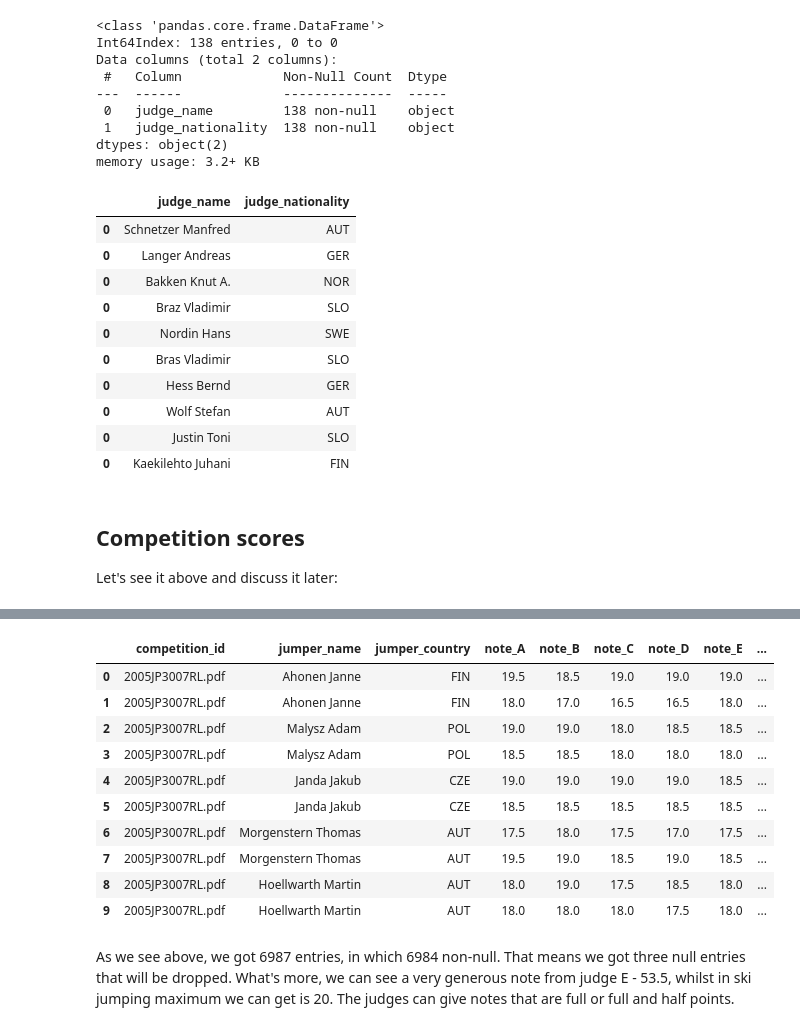
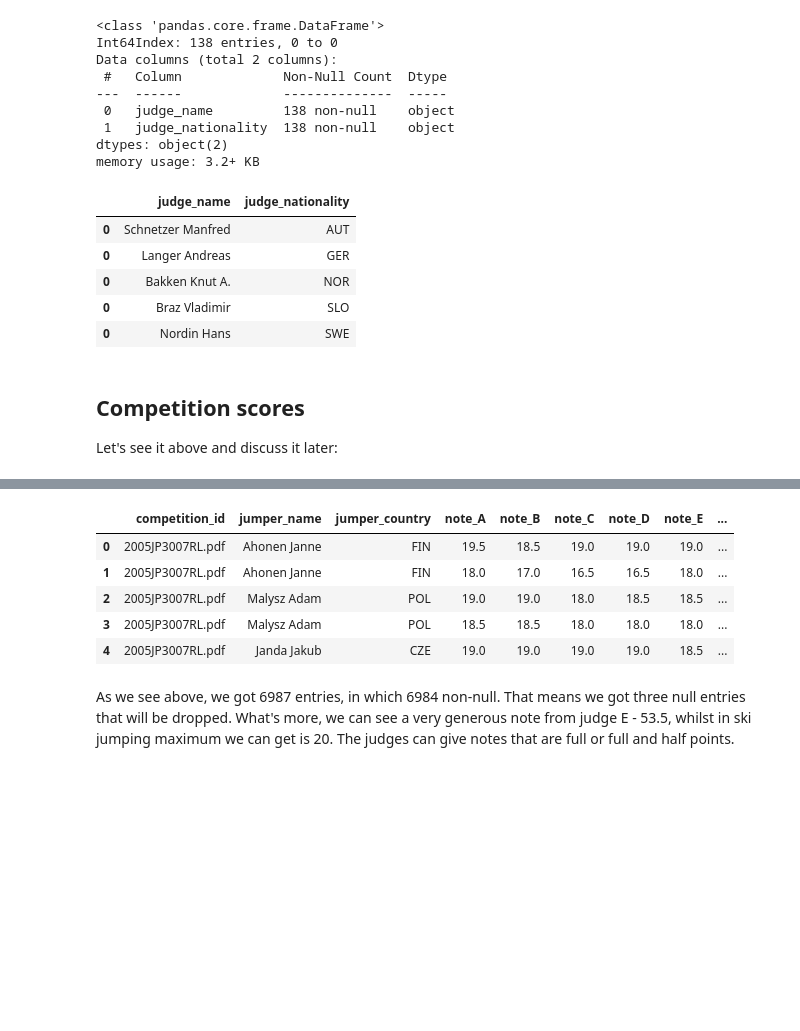
Before and after one commit to vroobelle93/02_ski_jumping, a Jupyter notebook: 02_ski_jumping.ipynb, the cells around one changed output, grey strips where cells are left out. Cells and saved outputs as stored; diff of their text form; code cells hidden in the pictures; blank space fills up the shorter version.

```diff
--- a/02_ski_jumping.ipynb
+++ b/02_ski_jumping.ipynb
@@ -222,7 +198,7 @@ Data columns (total 2 columns):
 dtypes: object(2)
 memory usage: 3.2+ KB
 # %%
-jury_data_df.head(10)
+jury_data_df.head()
 # %% [output]
 |  | judge_name | judge_nationality |
 | 0 | Schnetzer Manfred | AUT |
@@ -230,11 +206,6 @@ jury_data_df.head(10)
 | 0 | Bakken Knut A. | NOR |
 | 0 | Braz Vladimir | SLO |
 | 0 | Nordin Hans | SWE |
-| 0 | Bras Vladimir | SLO |
-| 0 | Hess Bernd | GER |
-| 0 | Wolf Stefan | AUT |
-| 0 | Justin Toni | SLO |
-| 0 | Kaekilehto Juhani | FIN |
 # %% [markdown]
 ## Competition scores
 Let's see it above and discuss it later:
@@ -274,19 +245,14 @@ scores_df.describe()
 | 75% | 18.500000 | 18.500000 | 18.500000 | 18.500000 | 18.500000 | 0.250000 | 0.250000 | 0.250000 | 0.250000 | ... |
 | max | 20.000000 | 20.000000 | 20.000000 | 20.000000 | 53.500000 | 3.375000 | 3.375000 | 1.875000 | 2.500000 | ... |
 # %%
-scores_df.head(10)
+scores_df.head()
 # %% [output]
 |  | competition_id | jumper_name | jumper_country | note_A | note_B | note_C | note_D | note_E | ... |
 | 0 | 2005JP3007RL.pdf | Ahonen Janne | FIN | 19.5 | 18.5 | 19.0 | 19.0 | 19.0 | ... |
 | 1 | 2005JP3007RL.pdf | Ahonen Janne | FIN | 18.0 | 17.0 | 16.5 | 16.5 | 18.0 | ... |
 | 2 | 2005JP3007RL.pdf | Malysz Adam | POL | 19.0 | 19.0 | 18.0 | 18.5 | 18.5 | ... |
 | 3 | 2005JP3007RL.pdf | Malysz Adam | POL | 18.5 | 18.5 | 18.0 | 18.0 | 18.0 | ... |
 | 4 | 2005JP3007RL.pdf | Janda Jakub | CZE | 19.0 | 19.0 | 19.0 | 19.0 | 18.5 | ... |
-| 5 | 2005JP3007RL.pdf | Janda Jakub | CZE | 18.5 | 18.5 | 18.5 | 18.5 | 18.5 | ... |
-| 6 | 2005JP3007RL.pdf | Morgenstern Thomas | AUT | 17.5 | 18.0 | 17.5 | 17.0 | 17.5 | ... |
-| 7 | 2005JP3007RL.pdf | Morgenstern Thomas | AUT | 19.5 | 19.0 | 18.5 | 19.0 | 18.5 | ... |
-| 8 | 2005JP3007RL.pdf | Hoellwarth Martin | AUT | 18.0 | 19.0 | 17.5 | 18.5 | 18.0 | ... |
-| 9 | 2005JP3007RL.pdf | Hoellwarth Martin | AUT | 18.0 | 18.0 | 18.0 | 17.5 | 18.0 | ... |
 # %% [markdown]
 As we see above, we got 6987 entries, in which 6984 non-null. That means we got three null entries that will be dropped. What's more, we can see a very generous note from judge E - 53.5, whilst in ski jumping maximum we can get is 20. The judges can give notes that are full or full and half points.
 # %% [markdown]
```
Also changed, not shown: parts of 24 cells of this notebook, 2 other files.
